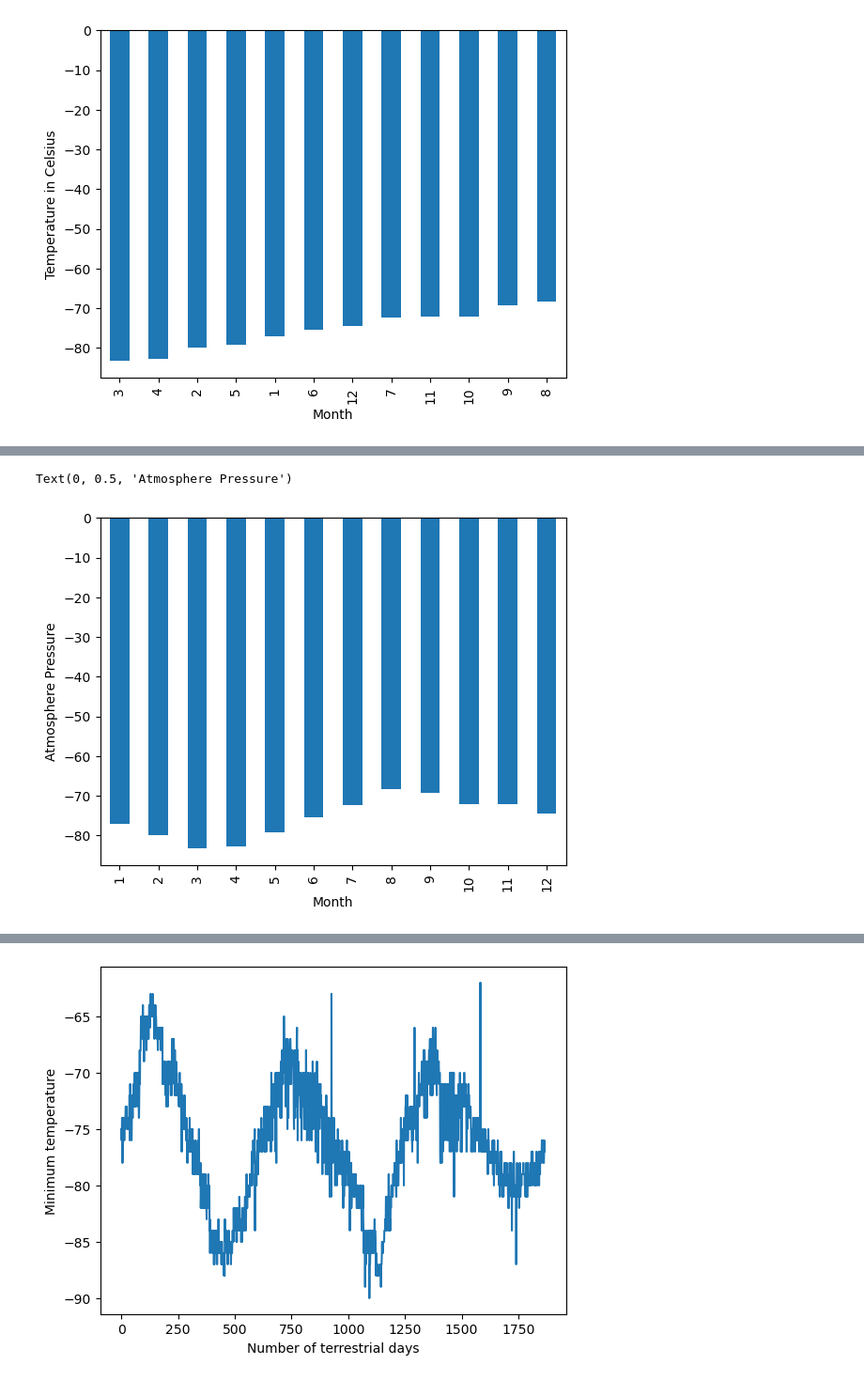
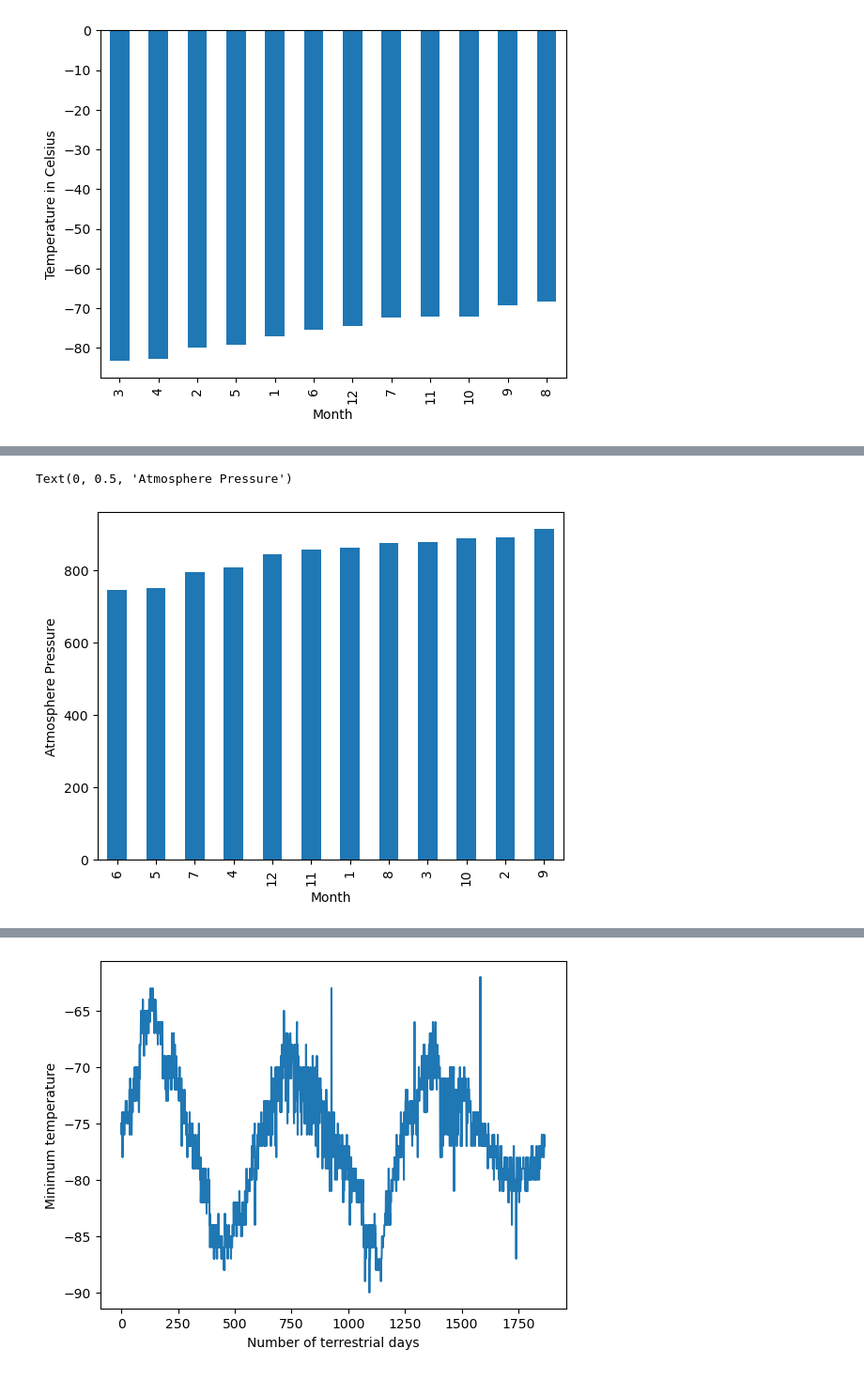
Before and after one commit to MaiDaoLor/data_collection_challenge, a Jupyter notebook: Starter_Code/part_2_mars_weather.ipynb, the cells around one changed output, grey strips where cells are left out. Shown: that part at 94% size. Saved outputs shown, nothing was run; the diff lists cells and outputs as text; code cells hidden in the pictures.

```diff
--- a/Starter_Code/part_2_mars_weather.ipynb
+++ b/Starter_Code/part_2_mars_weather.ipynb
@@ -214,7 +196,7 @@ Text(0, 0.5, 'Temperature in Celsius')
 [figure]
 # %%
 # 4. Average pressure by Martian month
-average_pressure_martian = mars_weather_df.groupby('month').mean()['min_temp']
+average_pressure_martian = mars_weather_df.groupby('month').mean()['pressure']
 average_pressure_martian
 # %% [output]
 month
@@ -252,9 +216,10 @@ Name: min_temp, dtype: float64
 # %%
 # Plot the average pressure by month
-average_pressure_martian.plot.bar()
+averager_presssure = average_pressure_martian.sort_values()
+averager_presssure.plot.bar()
 plt.xlabel("Month")
 plt.ylabel("Atmosphere Pressure")
 #plt.show()
 # %% [output]
 Text(0, 0.5, 'Atmosphere Pressure')
-[figure, old version]
+[figure, new version]
```
Also changed, not shown: parts of 9 cells of this notebook.
